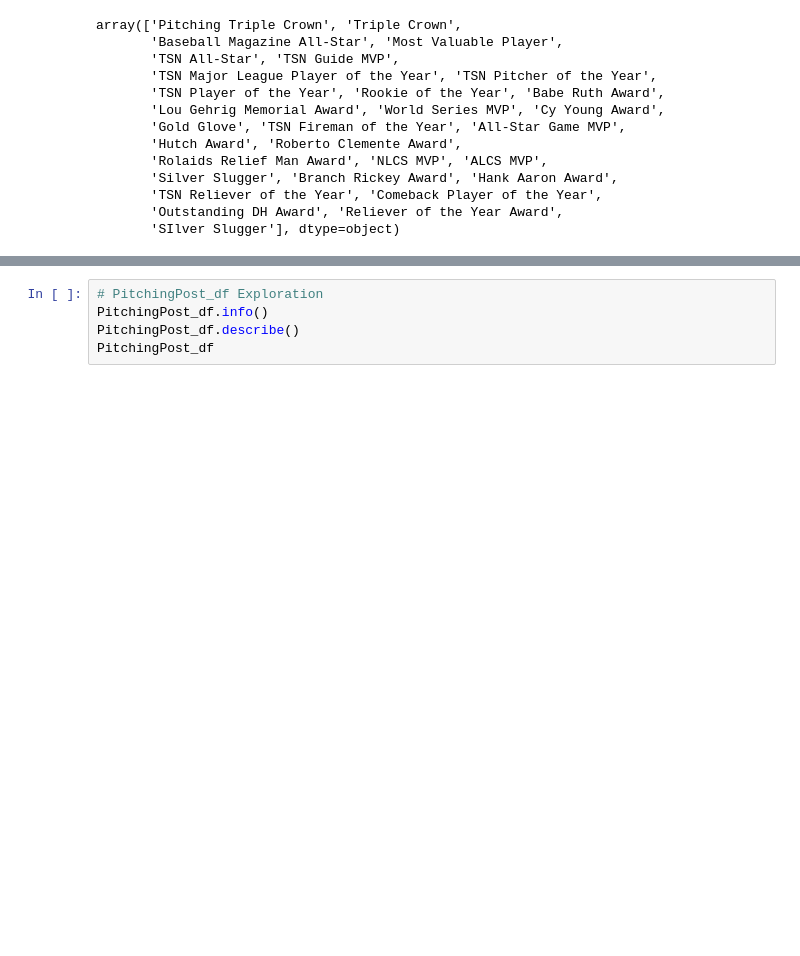
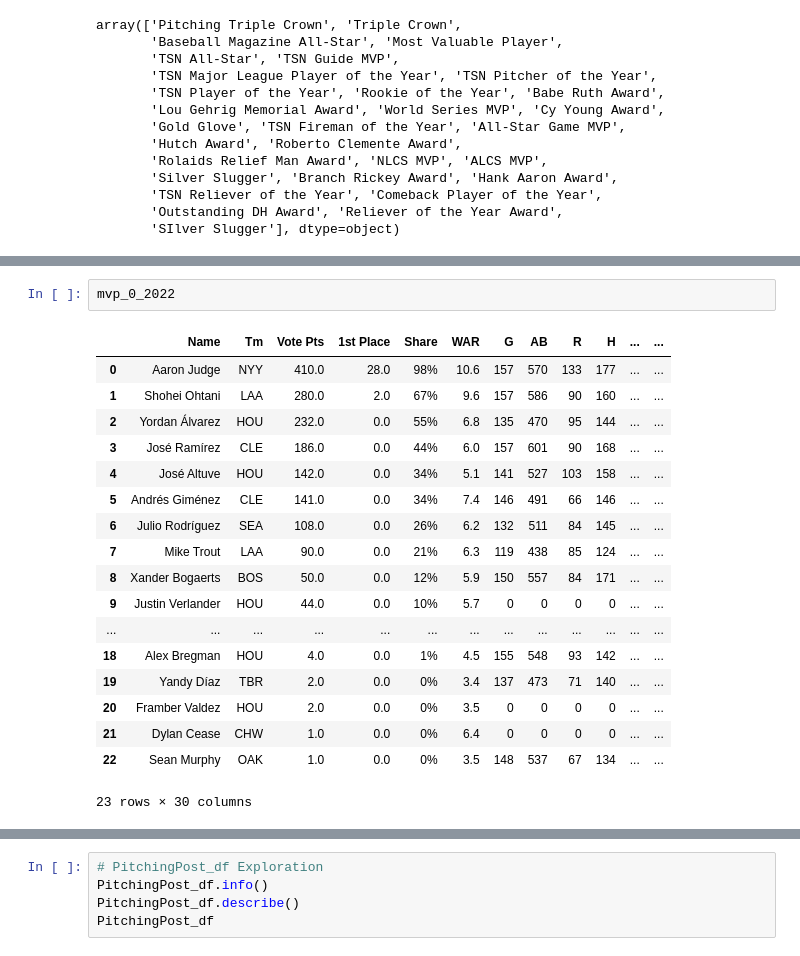
Before and after one commit to an-izq/Pitcher-HOF-Predictor, a Jupyter notebook: Pitcher-HOF-Predictor.ipynb, the cells around one changed output, grey strips where cells are left out. Saved outputs shown, nothing was run; the diff lists cells and outputs as text; blank space fills up the shorter version.

```diff
--- a/Pitcher-HOF-Predictor.ipynb
+++ b/Pitcher-HOF-Predictor.ipynb
@@ -473,0 +366,21 @@ roy_4_2022
+# %%
+mvp_0_2022
+# %% [output]
+|  | Name | Tm | Vote Pts | 1st Place | Share | WAR | G | AB | R | H | ... | ... |
+| 0 | Aaron Judge | NYY | 410.0 | 28.0 | 98% | 10.6 | 157 | 570 | 133 | 177 | ... | ... |
+| 1 | Shohei Ohtani | LAA | 280.0 | 2.0 | 67% | 9.6 | 157 | 586 | 90 | 160 | ... | ... |
+| 2 | Yordan Álvarez | HOU | 232.0 | 0.0 | 55% | 6.8 | 135 | 470 | 95 | 144 | ... | ... |
+| 3 | José Ramírez | CLE | 186.0 | 0.0 | 44% | 6.0 | 157 | 601 | 90 | 168 | ... | ... |
+| 4 | José Altuve | HOU | 142.0 | 0.0 | 34% | 5.1 | 141 | 527 | 103 | 158 | ... | ... |
+| 5 | Andrés Giménez | CLE | 141.0 | 0.0 | 34% | 7.4 | 146 | 491 | 66 | 146 | ... | ... |
+| 6 | Julio Rodríguez | SEA | 108.0 | 0.0 | 26% | 6.2 | 132 | 511 | 84 | 145 | ... | ... |
+| 7 | Mike Trout | LAA | 90.0 | 0.0 | 21% | 6.3 | 119 | 438 | 85 | 124 | ... | ... |
+| 8 | Xander Bogaerts | BOS | 50.0 | 0.0 | 12% | 5.9 | 150 | 557 | 84 | 171 | ... | ... |
+| 9 | Justin Verlander | HOU | 44.0 | 0.0 | 10% | 5.7 | 0 | 0 | 0 | 0 | ... | ... |
+| ... | ... | ... | ... | ... | ... | ... | ... | ... | ... | ... | ... | ... |
+| 18 | Alex Bregman | HOU | 4.0 | 0.0 | 1% | 4.5 | 155 | 548 | 93 | 142 | ... | ... |
+| 19 | Yandy Díaz | TBR | 2.0 | 0.0 | 0% | 3.4 | 137 | 473 | 71 | 140 | ... | ... |
+| 20 | Framber Valdez | HOU | 2.0 | 0.0 | 0% | 3.5 | 0 | 0 | 0 | 0 | ... | ... |
+| 21 | Dylan Cease | CHW | 1.0 | 0.0 | 0% | 6.4 | 0 | 0 | 0 | 0 | ... | ... |
+| 22 | Sean Murphy | OAK | 1.0 | 0.0 | 0% | 3.5 | 148 | 537 | 67 | 134 | ... | ... |
+23 rows × 30 columns
```
Also changed, not shown: parts of 11 cells of this notebook.
